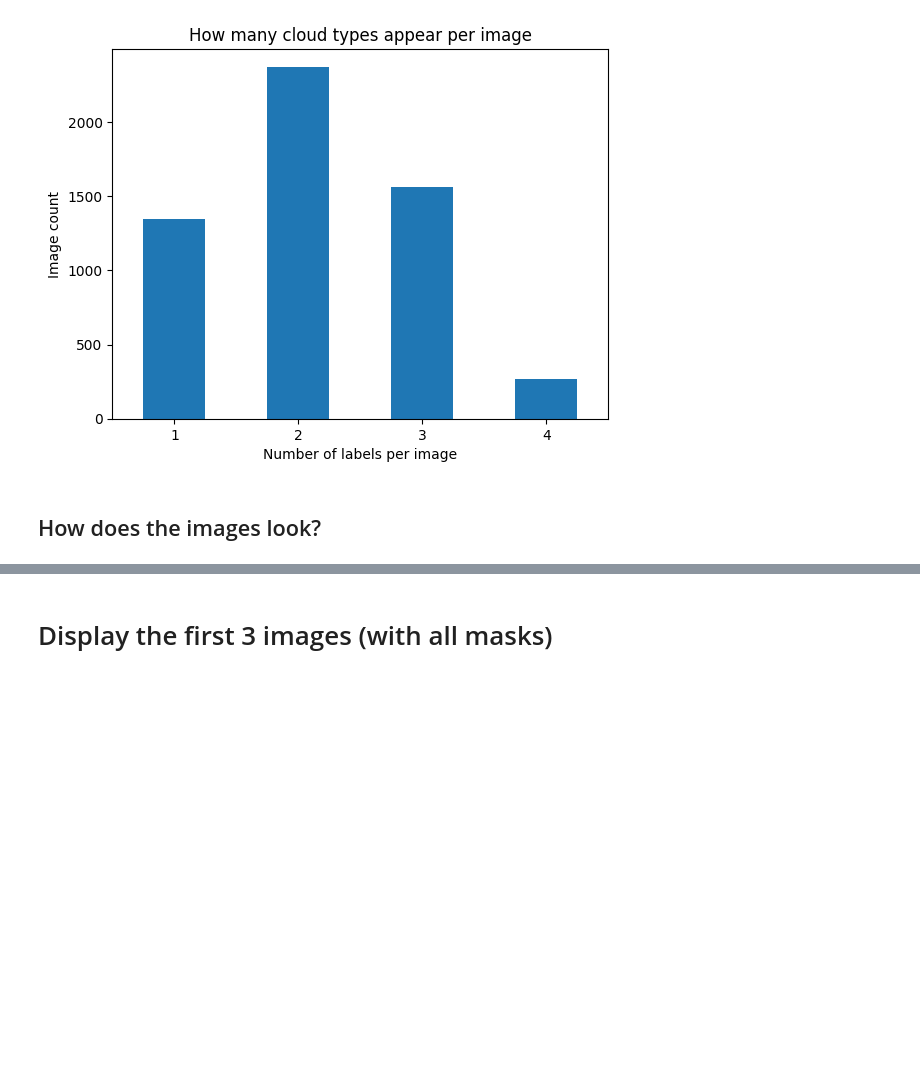
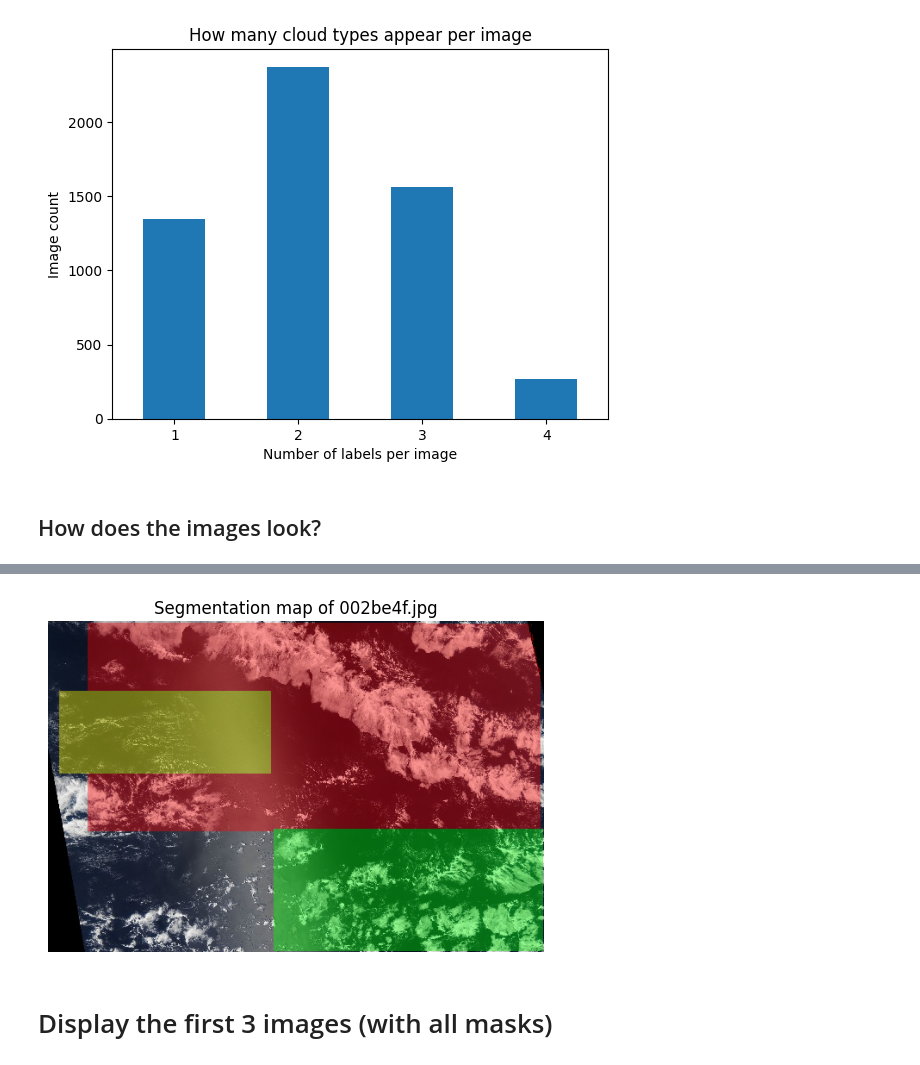
Before and after one commit to YOHANCOHENCODES/jun26_bcds_cloud_segmentation, a Jupyter notebook: notebooks/1.1-group-data-exploration.ipynb, the cells around one changed output, grey strips where cells are left out. Drawn from its saved outputs; the diff is of its cells as text; code cells hidden in the pictures; blank space fills up the shorter version.

```diff
--- a/notebooks/1.1-group-data-exploration.ipynb
+++ b/notebooks/1.1-group-data-exploration.ipynb
@@ -169,3 +175,20 @@ from src.visualization.visualize import display_masked_image
+# %%
+from src.visualization.visualize import draw_segmap_on_image
+
+# Load all 4 label-masks (fish, flower, gravel, sugar) of one image
+masks = ImageMasks(df, image_id=4, image_path=TRAIN_PATH)
+
+# `ImageMasks` builds the combined segmentation map itself, the colors default
+# to `LABEL_COLORS`.
+# NOTE: Where masks overlap only the label with the highest class id is shown.
+result = draw_segmap_on_image(masks, alpha=0.4)
+
+plt.imshow(result)
+plt.axis('off')
+plt.title(f'Segmentation map of {masks.get_name()}')
+plt.show()
+# %% [output]
+[figure, added]
 # %% [markdown]
 # Display the first 3 images (with all masks)
 # %%
```
Also changed, not shown: parts of 2 cells of this notebook, 1 other file.
